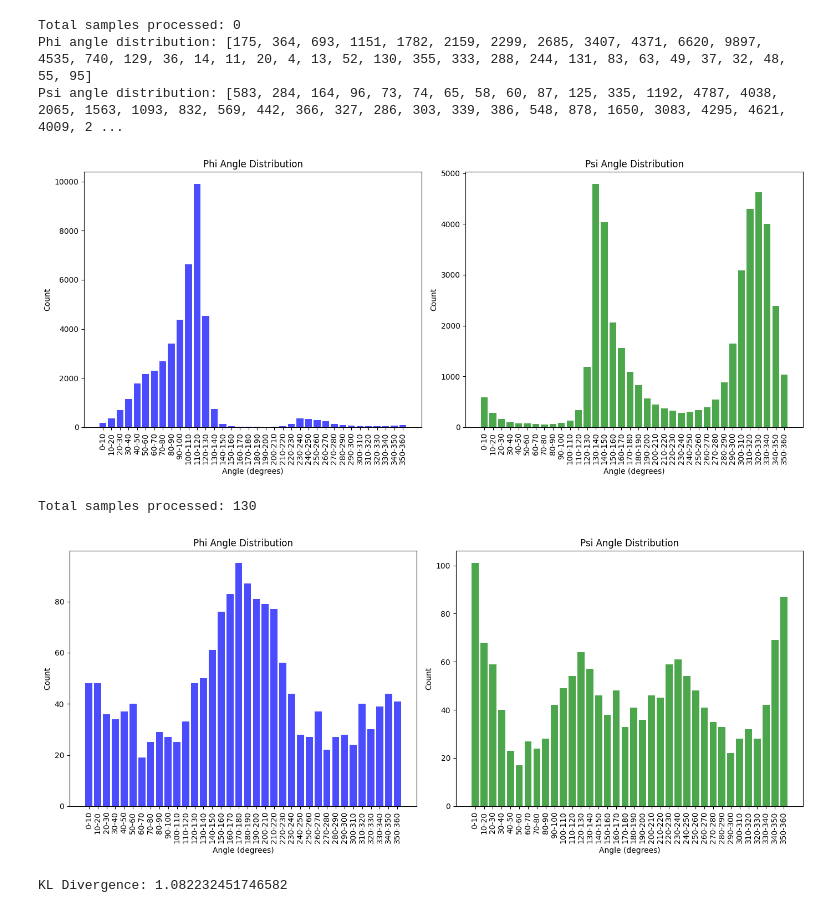
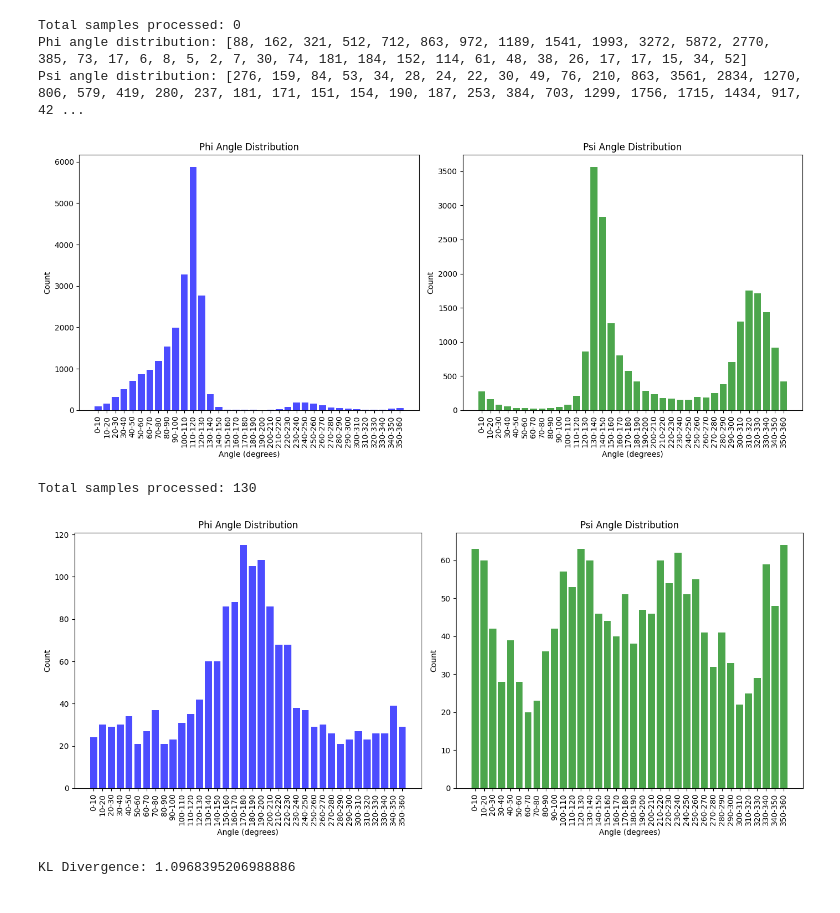
Before and after one commit to jdp22/CP-Composer_final, a Jupyter notebook: evaluate_utils/B-KL_util.ipynb, the cells around one changed output. Cells and saved outputs as stored; diff of their text form; code cells hidden in the pictures.

```diff
--- a/evaluate_utils/B-KL_util.ipynb
+++ b/evaluate_utils/B-KL_util.ipynb
@@ -7,7 +7,7 @@ from Bio import PDB
 import pandas as pd
 import matplotlib.pyplot as plt
 from Bio.PDB import PDBParser
-min_length = 0
+min_length = 13
 phi_counts = [0] * 36  # 对应phi角的区间
 psi_counts = [0] * 36  # 对应psi角的区间
 total_counter = 0  # 统计处理的总蛋白质数量
@@ -154,9 +154,9 @@ plt.tight_layout()
 plt.show()
 # %% [output]
 Total samples processed: 0
-Phi angle distribution: [175, 364, 693, 1151, 1782, 2159, 2299, 2685, 3407, 4371, 6620, 9897, 4535, 740, 129, 36, 14, 11, 20, 4, 13, 52, 130, 355, 333, 288, 244, 131, 83, 63, 49, 37, 32, 48, 55, 95]
-Psi angle distribution: [583, 284, 164, 96, 73, 74, 65, 58, 60, 87, 125, 335, 1192, 4787, 4038, 2065, 1563, 1093, 832, 569, 442, 366, 327, 286, 303, 339, 386, 548, 878, 1650, 3083, 4295, 4621, 4009, 2 ...
+Phi angle distribution: [88, 162, 321, 512, 712, 863, 972, 1189, 1541, 1993, 3272, 5872, 2770, 385, 73, 17, 6, 8, 5, 2, 7, 30, 74, 181, 184, 152, 114, 61, 48, 38, 26, 17, 17, 15, 34, 52]
+Psi angle distribution: [276, 159, 84, 53, 34, 28, 24, 22, 30, 49, 76, 210, 863, 3561, 2834, 1270, 806, 579, 419, 280, 237, 181, 171, 151, 154, 190, 187, 253, 384, 703, 1299, 1756, 1715, 1434, 917, 42 ...
-[figure, old version]
+[figure, new version]
 # %%
 import json
 import numpy as np
@@ -164,7 +164,7 @@ from Bio import PDB
 import matplotlib.pyplot as plt
 min_length = 13
 # 文件夹路径
-directory = '/home/jiangdapeng/PepGLAD/results/energy2_30/results.jsonl'
+directory = '/home/jiangdapeng/PepGLAD/results/energy4_50/results.jsonl'
 
 # 初始化计数器
 phi_counts_new = [0] * 36  # 对应phi角的区间
@@ -231,34 +231,34 @@ with open(directory, 'r', encoding='utf-8') as f:
                             psi_counts_new[psi_index] += 1
 
 # 打印结果
 print(f"Total samples processed: {total_counter}")
 # print(f"Phi angle distribution: {phi_counts_new}")
 # print(f"Psi angle distribution: {psi_counts_new}")
 
 # 可视化
 bins = [f'{i*10}-{(i+1)*10}' for i in range(0, 36)]
 
 fig, (ax1, ax2) = plt.subplots(1, 2, figsize=(14, 6))
 
 # 绘制phi分布
 ax1.bar(bins, phi_counts_new, color='b', alpha=0.7)
 ax1.set_title("Phi Angle Distribution")
 ax1.set_xlabel("Angle (degrees)")
 ax1.set_ylabel("Count")
 ax1.set_xticklabels(bins, rotation=90)
 
 # 绘制psi分布
 ax2.bar(bins, psi_counts_new, color='g', alpha=0.7)
 ax2.set_title("Psi Angle Distribution")
 ax2.set_xlabel("Angle (degrees)")
 ax2.set_ylabel("Count")
 ax2.set_xticklabels(bins, rotation=90)
 
 plt.tight_layout()
 plt.show()
 # %% [output]
 Total samples processed: 130
-[figure, old version]
+[figure, new version]
 # %%
 import numpy as np
 
@@ -279,4 +279,4 @@ def kl_divergence(P, Q):
 kl_div = kl_divergence(psi_counts+phi_counts, psi_counts_new+phi_counts_new)
 print(f"KL Divergence: {kl_div}")
 # %% [output]
-KL Divergence: 1.082232451746582
+KL Divergence: 1.0968395206988886
```
Also changed, not shown: 12 other files.
